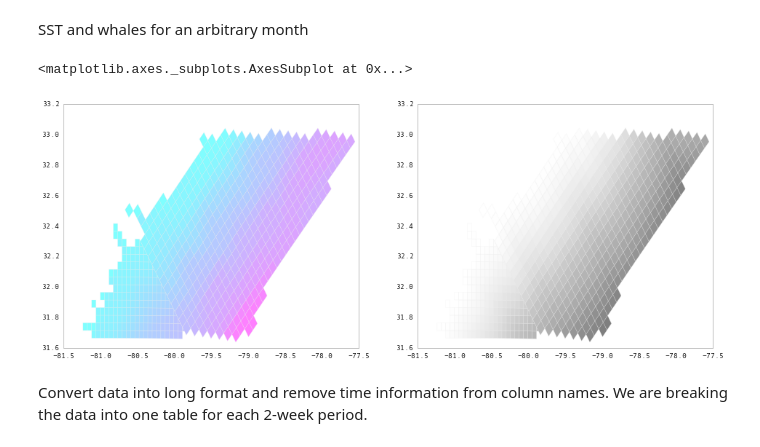
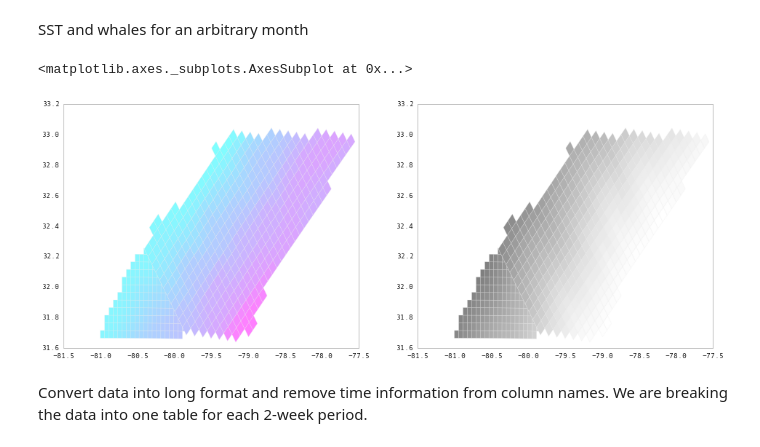
Before and after one commit to fonnesbeck/CharlestonLanesAnalysis, a Jupyter notebook: Charleston Shipping Lanes Analysis.ipynb, the cells around one changed output. Drawn from its saved outputs; the diff is of its cells as text; code cells hidden in the pictures.

Commit message:
Updates to model and .gitignore

```diff
--- a/Charleston Shipping Lanes Analysis.ipynb
+++ b/Charleston Shipping Lanes Analysis.ipynb
@@ -200,15 +200,17 @@ HabModel_merged = sjoin(HabModelSurveySC.rename(columns=replace_dict), HabModelE
 HabModel_merged = HabModel_merged.dropna(subset=['DistToShor'])
 # %% [markdown]
 SST and whales for an arbitrary month
+# %%
+HabModel_merged = HabModel_merged[HabModel_merged.DistToShor>10000]
 # %%
 f, axes = plt.subplots(1, 2, figsize=(16, 6))
 
 HabModel_merged.plot(column='sstjan12b', k=8, colormap='cool', linewidth=0, axes=axes[0])
 
-HabModel_merged.plot(column='DistToShor', k=3, colormap='Greys', linewidth=0, axes=axes[1])
+HabModel_merged.plot(column='isomar04b', k=10, colormap='Greys', linewidth=0, axes=axes[1])
 # %% [output]
 <matplotlib.axes._subplots.AxesSubplot at 0x...>
-[figure, old version]
+[figure, new version]
 # %% [markdown]
 Convert data into long format and remove time information from column names. We are breaking the data into one table for each 2-week period.
 # %%
```
Also changed, not shown: parts of 26 cells of this notebook, 1 other file.
